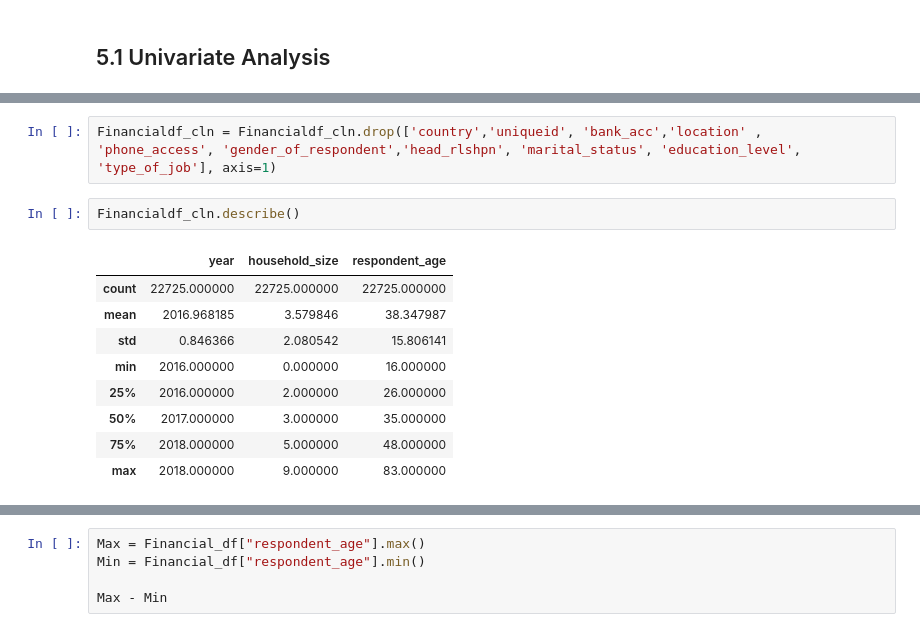
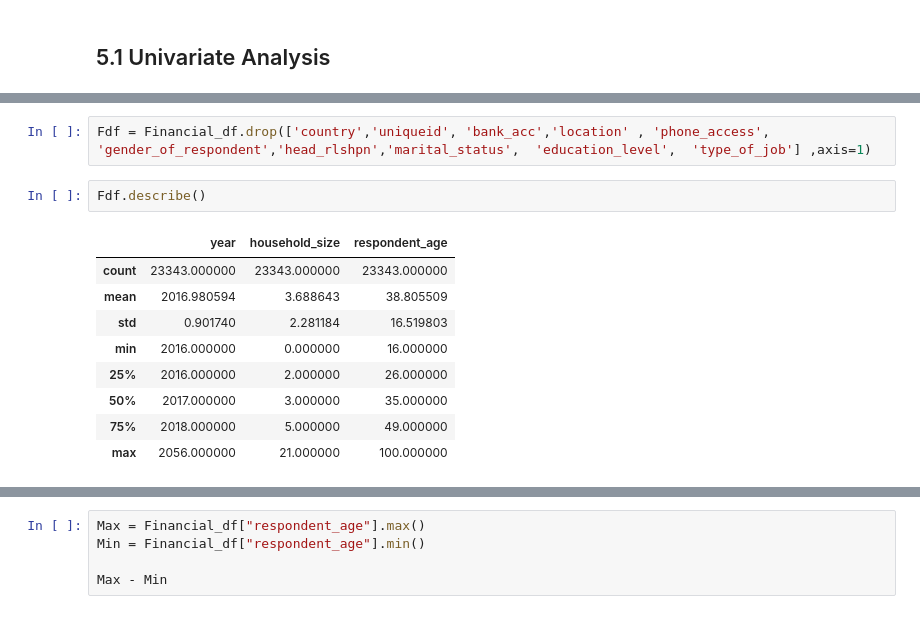
Before and after one commit to Nyawira12/Core-Week-One-IP, a Jupyter notebook: Python_Notebook_Solution_Moringa_Data_Science_Core_W2_Lilian_Kibathi_Independent_Project_2020_06.ipynb, the cells around one changed output, grey strips where cells are left out. Cells and saved outputs as stored; diff of their text form.

```diff
--- a/Python_Notebook_Solution_Moringa_Data_Science_Core_W2_Lilian_Kibathi_Independent_Project_2020_06.ipynb
+++ b/Python_Notebook_Solution_Moringa_Data_Science_Core_W2_Lilian_Kibathi_Independent_Project_2020_06.ipynb
@@ -271,15 +280,15 @@ These outliers were dealth with by dropping using the semi-IQR values as boundar
 # %%
-Financialdf_cln = Financialdf_cln.drop(['country','uniqueid', 'bank_acc','location' , 'phone_access',	'gender_of_respondent','head_rlshpn', 'marital_status',	'education_level',	'type_of_job'], axis=1)
+Fdf = Financial_df.drop(['country','uniqueid', 'bank_acc','location' , 'phone_access',	'gender_of_respondent','head_rlshpn','marital_status',	'education_level',	'type_of_job'] ,axis=1)
 # %%
-Financialdf_cln.describe()
+Fdf.describe()
 # %% [output]
 |  | year | household_size | respondent_age |
-| count | 22725.000000 | 22725.000000 | 22725.000000 |
-| mean | 2016.968185 | 3.579846 | 38.347987 |
-| std | 0.846366 | 2.080542 | 15.806141 |
+| count | 23343.000000 | 23343.000000 | 23343.000000 |
+| mean | 2016.980594 | 3.688643 | 38.805509 |
+| std | 0.901740 | 2.281184 | 16.519803 |
 | min | 2016.000000 | 0.000000 | 16.000000 |
 | 25% | 2016.000000 | 2.000000 | 26.000000 |
 | 50% | 2017.000000 | 3.000000 | 35.000000 |
-| 75% | 2018.000000 | 5.000000 | 48.000000 |
-| max | 2018.000000 | 9.000000 | 83.000000 |
+| 75% | 2018.000000 | 5.000000 | 49.000000 |
+| max | 2056.000000 | 21.000000 | 100.000000 |
 # %%
```
Also changed, not shown: parts of 7 cells of this notebook.
